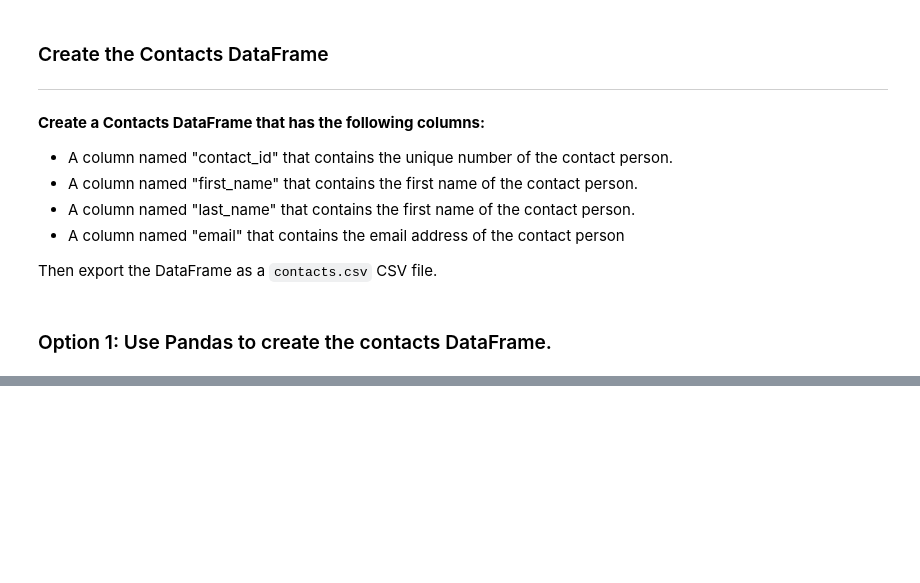
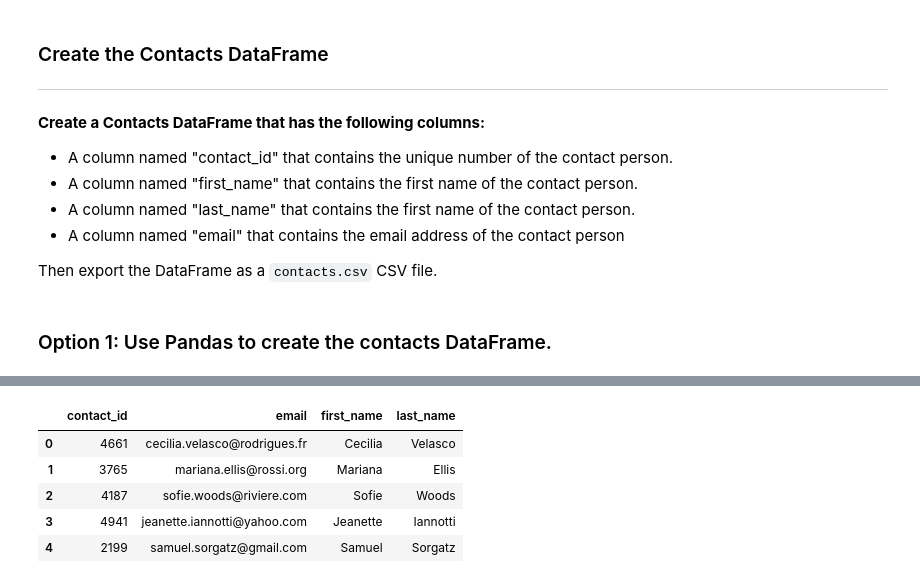
Before and after one commit to michelleowino/Crowdfunding_ETL, a Jupyter notebook: ETL_Mini_Project_MOwino_JDean.ipynb, the cells around one changed output, grey strips where cells are left out. Cells and saved outputs as stored; diff of their text form; code cells hidden in the pictures; blank space fills up the shorter version.

```diff
--- a/ETL_Mini_Project_MOwino_JDean.ipynb
+++ b/ETL_Mini_Project_MOwino_JDean.ipynb
@@ -361,7 +407,16 @@ print(dict_values)
 # %%
-# Create a "first"name" and "last_name" column with the first and last names from the "name" column.
-
+# Create a "first_name" and "last_name" column with the first and last names from the "name" column.
+contact_info_df[['first_name','last_name']] = contact_info_df['name'].str.split(' ', n=6, expand=True)
 
 # Drop the contact_name column
+contact_info_df = contact_info_df.drop(["name"], axis=1)
+contact_info_df.head()
+# %% [output]
+|  | contact_id | email | first_name | last_name |
+| 0 | 4661 | cecilia.velasco@rodrigues.fr | Cecilia | Velasco |
+| 1 | 3765 | mariana.ellis@rossi.org | Mariana | Ellis |
+| 2 | 4187 | sofie.woods@riviere.com | Sofie | Woods |
+| 3 | 4941 | jeanette.iannotti@yahoo.com | Jeanette | Iannotti |
+| 4 | 2199 | samuel.sorgatz@gmail.com | Samuel | Sorgatz |
 # %%
 # Reorder the columns
```
Also changed, not shown: parts of 19 cells of this notebook, 1 other file.
